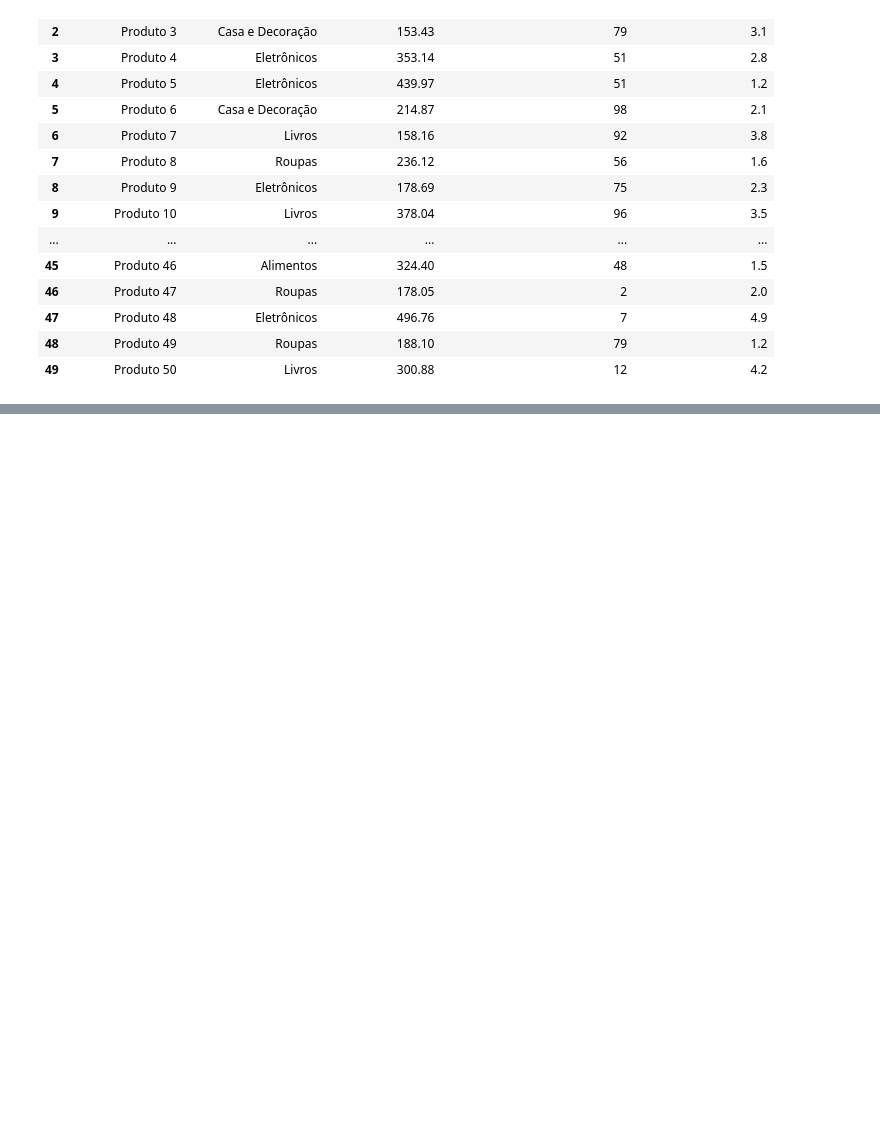
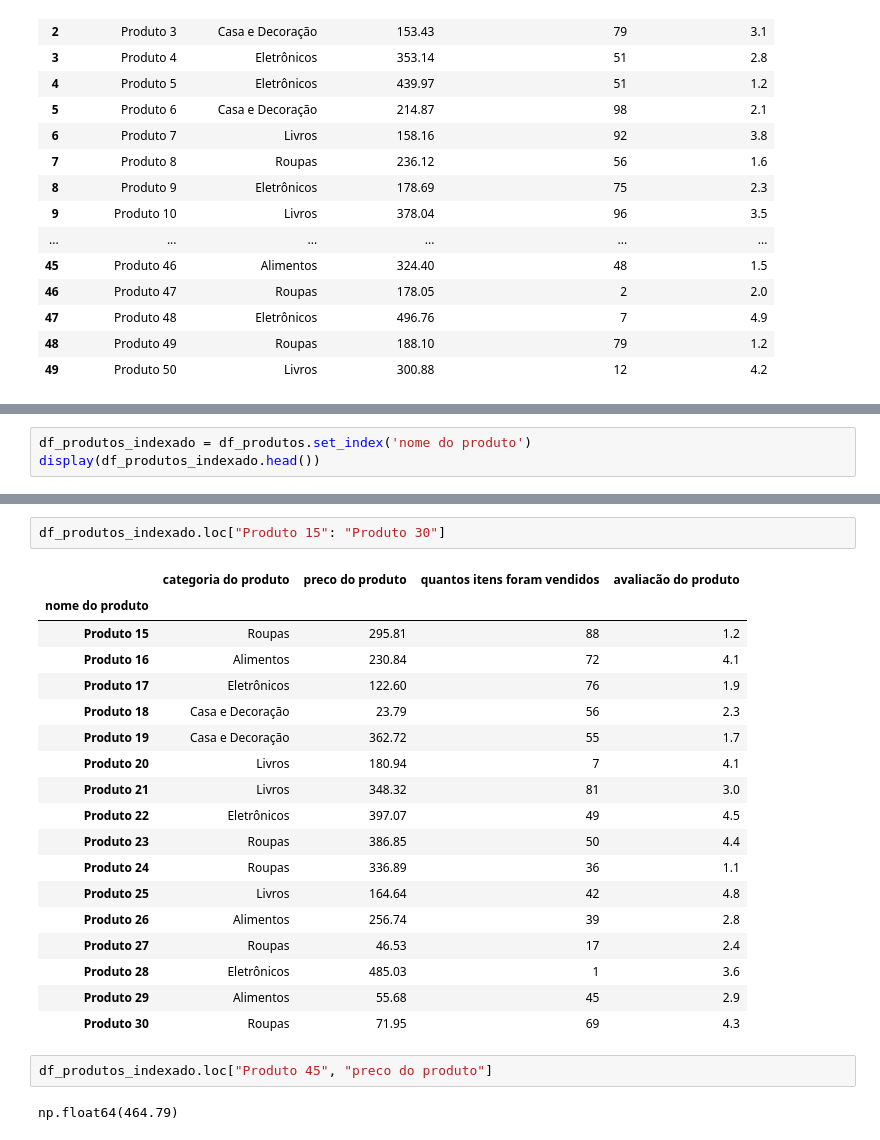
Before and after one commit to Aiyato/testes-colab, a Jupyter notebook: Aula02_completa.ipynb, the cells around one changed output, grey strips where cells are left out. Drawn from its saved outputs; the diff is of its cells as text; blank space fills up the shorter version.

```diff
--- a/Aula02_completa.ipynb
+++ b/Aula02_completa.ipynb
@@ -616,0 +651,3 @@ array(['Livros', 'Casa e Decoração', 'Eletrônicos', 'Roupas', 'Alimentos'],
+# %%
+df_produtos_indexado = df_produtos.set_index('nome do produto')
+display(df_produtos_indexado.head())
@@ -616,0 +662,25 @@ array(['Livros', 'Casa e Decoração', 'Eletrônicos', 'Roupas', 'Alimentos'],
+# %%
+df_produtos_indexado.loc["Produto 15": "Produto 30"]
+# %% [output]
+|  | categoria do produto | preco do produto | quantos itens foram vendidos | avaliacão do produto |
+| nome do produto |  |  |  |  |
+| Produto 15 | Roupas | 295.81 | 88 | 1.2 |
+| Produto 16 | Alimentos | 230.84 | 72 | 4.1 |
+| Produto 17 | Eletrônicos | 122.60 | 76 | 1.9 |
+| Produto 18 | Casa e Decoração | 23.79 | 56 | 2.3 |
+| Produto 19 | Casa e Decoração | 362.72 | 55 | 1.7 |
+| Produto 20 | Livros | 180.94 | 7 | 4.1 |
+| Produto 21 | Livros | 348.32 | 81 | 3.0 |
+| Produto 22 | Eletrônicos | 397.07 | 49 | 4.5 |
+| Produto 23 | Roupas | 386.85 | 50 | 4.4 |
+| Produto 24 | Roupas | 336.89 | 36 | 1.1 |
+| Produto 25 | Livros | 164.64 | 42 | 4.8 |
+| Produto 26 | Alimentos | 256.74 | 39 | 2.8 |
+| Produto 27 | Roupas | 46.53 | 17 | 2.4 |
+| Produto 28 | Eletrônicos | 485.03 | 1 | 3.6 |
+| Produto 29 | Alimentos | 55.68 | 45 | 2.9 |
+| Produto 30 | Roupas | 71.95 | 69 | 4.3 |
+# %%
+df_produtos_indexado.loc["Produto 45", "preco do produto"]
+# %% [output]
+np.float64(464.79)
```
Also changed, not shown: parts of 19 cells of this notebook.
